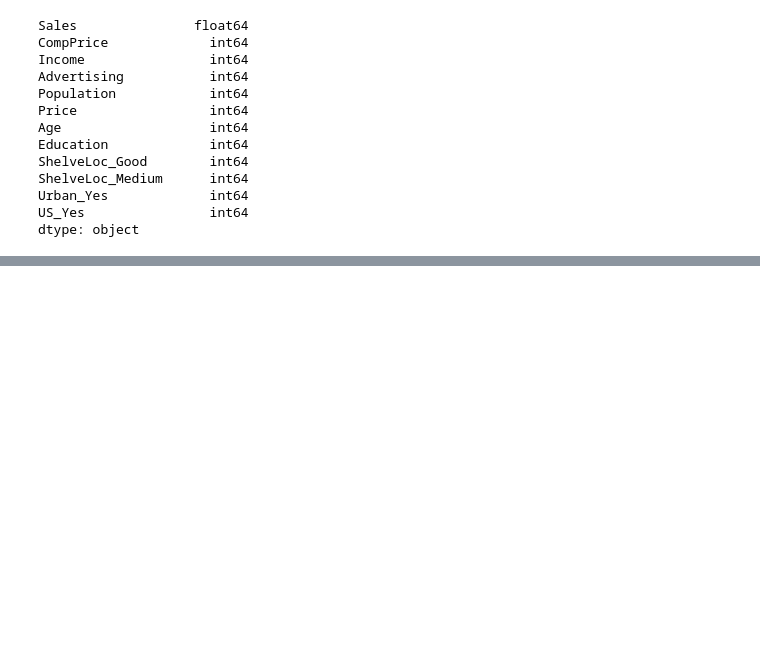
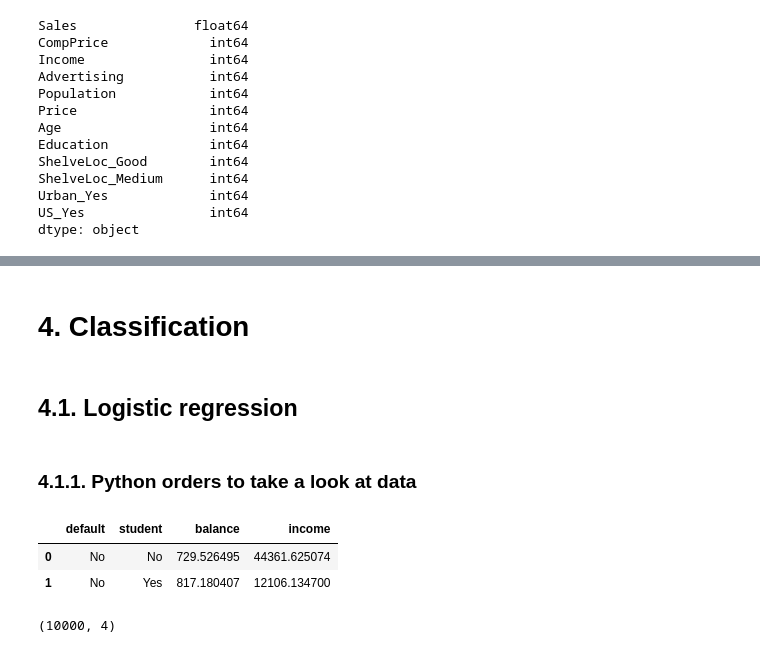
Before and after one commit to Watronix/test, a Jupyter notebook: coding.ipynb, the cells around one changed output, grey strips where cells are left out. Saved outputs shown, nothing was run; the diff lists cells and outputs as text; code cells hidden in the pictures; blank space fills up the shorter version.

Commit message:
linear regression

```diff
--- a/coding.ipynb
+++ b/coding.ipynb
@@ -854,3 +854,9 @@ Notes:
 [1] Standard Errors assume that the covariance matrix of the errors is correctly specified.
 [2] The condition number is large, 4.15e+03. This might indicate that there are
 strong multicollinearity or other numerical problems.
+# %% [markdown]
+# 4. Classification
+# %% [markdown]
+## 4.1. Logistic regression
+# %% [markdown]
+### 4.1.1. Python orders to take a look at data
@@ -856,0 +865,10 @@ strong multicollinearity or other numerical problems.
+# %%
+df_default.head(2)
+# %% [output]
+|  | default | student | balance | income |
+| 0 | No | No | 729.526495 | 44361.625074 |
+| 1 | No | Yes | 817.180407 | 12106.134700 |
+# %%
+df_default.shape
+# %% [output]
+(10000, 4)
```
Also changed, not shown: parts of 26 cells of this notebook.
